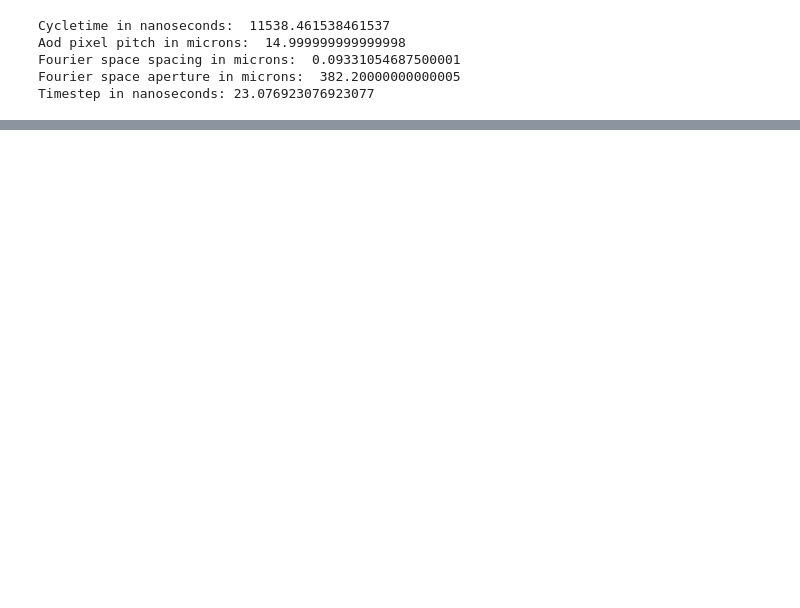
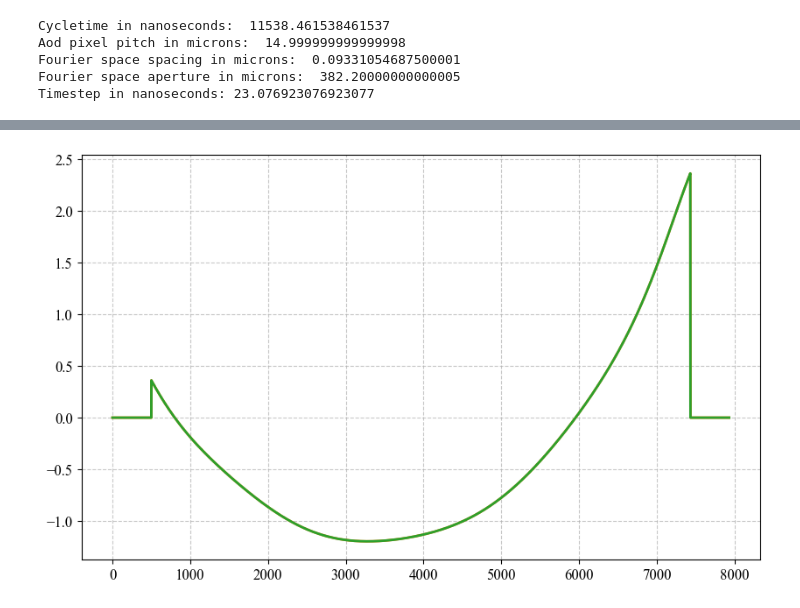
Before and after one commit to nsong03/Ultracold-Research, a Jupyter notebook: TweezerOptimization/AWGwaveformopt_outofplane.ipynb, the cells around one changed output, grey strips where cells are left out. Cells and saved outputs as stored; diff of their text form; code cells hidden in the pictures; blank space fills up the shorter version.

```diff
--- a/TweezerOptimization/AWGwaveformopt_outofplane.ipynb
+++ b/TweezerOptimization/AWGwaveformopt_outofplane.ipynb
@@ -34,8 +34,32 @@ except ImportError:
     from numpy.lib.stride_tricks import as_strided
     print("cupy not installed. Using numpy.")
 
+
+# Set default plotting style
+plt.style.use('seaborn-whitegrid')
+
+# Set rcParams for scientific plotting
+plt.rcParams.update(plt.rcParamsDefault)
+plt.rcParams.update({
+    'figure.figsize': (10, 6),      # Default figure size
+    'axes.titlesize': 16,           # Title font size
+    'axes.labelsize': 14,           # Axes labels font size
+    'lines.linewidth': 2,           # Line width
+    'lines.markersize': 6,          # Marker size
+    'xtick.labelsize': 12,          # X-tick labels font size
+    'ytick.labelsize': 12,          # Y-tick labels font size
+    'legend.fontsize': 12,          # Legend font size
+    'font.family': 'serif',         # Font family
+    'font.serif': ['Times New Roman'],
+    'grid.alpha': 0.7,              # Grid transparency
+    'grid.linestyle': '--',         # Grid line style
+    'axes.grid': True,              # Show grid
+    'savefig.dpi': 300,             # Save figure resolution
+    'savefig.format': 'png'         # Default save format
+})
+
 import diffractsim
-diffractsim.set_backend("CPU") #Change the string to "CUDA" to use GPU acceleration
+diffractsim.set_backend("CUDA") #Change the string to "CUDA" to use GPU acceleration
 
 from diffractsim import MonochromaticField, Lens, nm, mm, cm, RectangularSlit
 # %% [output]
@@ -69,7 +91,7 @@ print("Fourier space spacing in microns: ", pixelsize_fourier*10**6)
 print("Fourier space aperture in microns: ", aperturesize_fourier*10**6)
 
 # Adjustable Variables
-movementtime = 205*10**(-6) # Time for the movement of the AOD
+movementtime = 160*10**(-6) # Time for the movement of the AOD
 timestep = cycletime / numpix_frame
 print("Timestep in nanoseconds:", timestep * 10**9)
 startlocation = -20*10**(-6) # Start location of the AOD in microns. 0 is set to the center of Fourier space.
@@ -81,8 +103,8 @@ numcoefficients = 100
 
 num_particles = 10000
 atommass = 1.41922*10**(-25) # Mass of the atom
-tweezerdepth = 2*cp.pi * 20*10**6 # Depth of the tweezer in Hertz
-hbar = 6.626*10**(-34) / 2*cp.pi
+tweezerdepth =2*cp.pi*20*10**6 # Depth of the tweezer in Hertz
+hbar = 6.626*10**(-34) /(2*cp.pi)
 
 
 globalvariables = [aodaperture, soundvelocity, cycletime, focallength, wavelength, numpix_frame, numpix_real, pixelsize_real, aperturesize_real, aperturesize_fourier, pixelsize_fourier, movementtime, timestep, startlocation, endlocation, num_particles, atommass, tweezerdepth, hbar, optimizationbasisfunctions, numcoefficients]
@@ -135,0 +175,2 @@ Maximum error: 2.692328280318179e-07
+# %%
+optimizedwaveform, optimizedLegendre, AWGwave_template = opt_atomsurvival_Legendre(fittedwaveform, fittedlegendre, 1e-6, globalvariables)
@@ -135,0 +197,5 @@ Maximum error: 2.692328280318179e-07
+# %%
+plt.plot((fittedwaveform - optimizedwaveform).get())
+plt.show()
+# %% [output]
+[figure, added]
```
Also changed, not shown: parts of 23 cells of this notebook, 4 other files.
